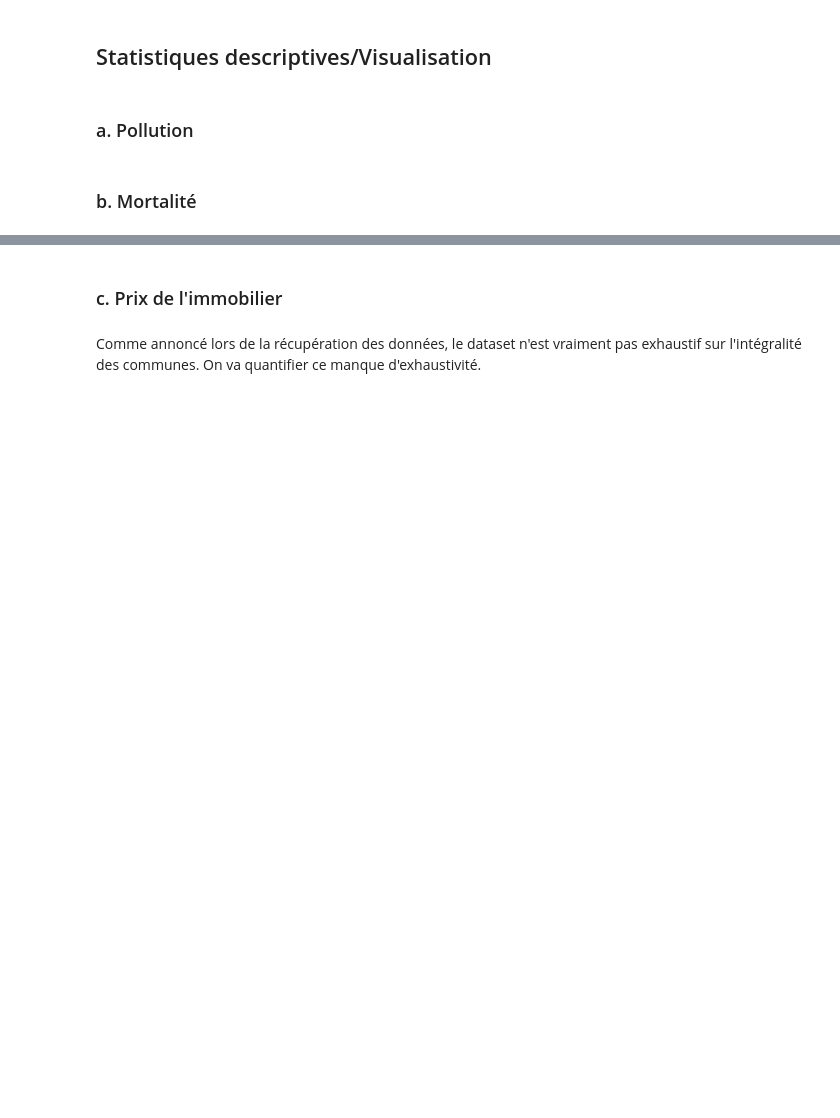
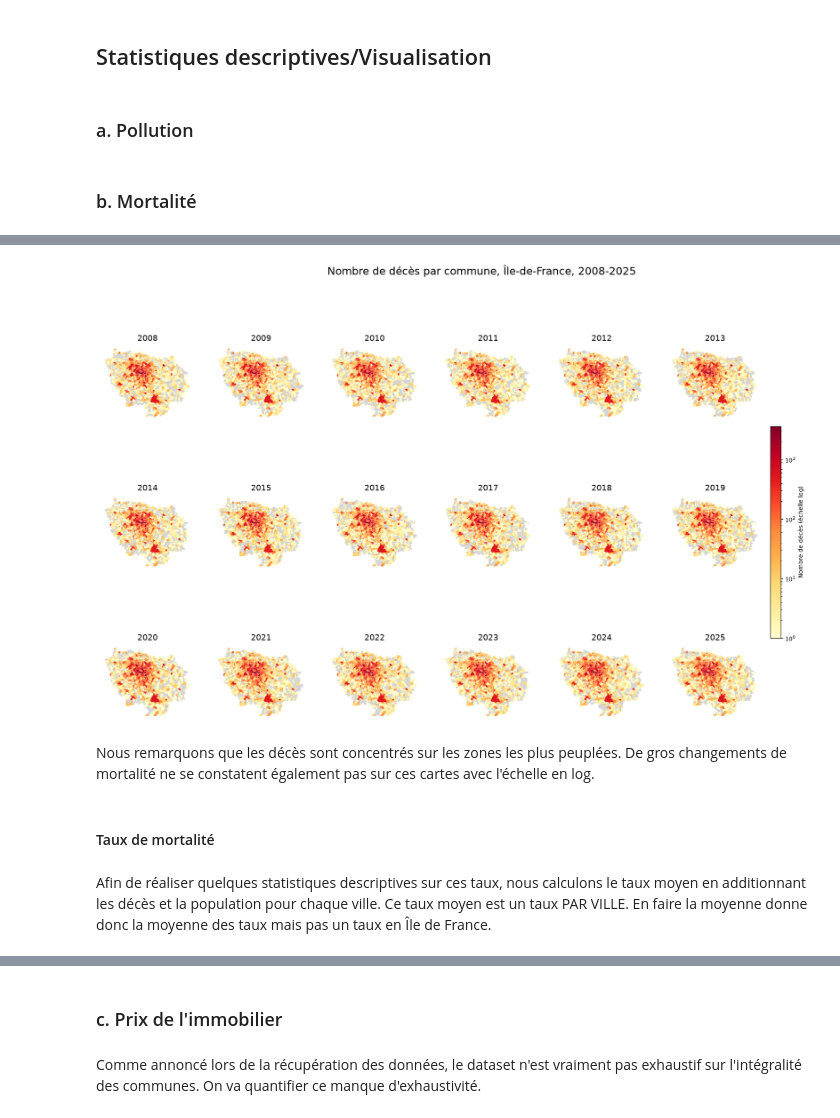
Before and after one commit to TomasAMG7/Python_S1_Challut_Garcia_Mossel, a Jupyter notebook: NOTEBOOK_FINAL.ipynb, the cells around one changed output, grey strips where cells are left out. Saved outputs shown, nothing was run; the diff lists cells and outputs as text; code cells hidden in the pictures; blank space fills up the shorter version.

```diff
--- a/NOTEBOOK_FINAL.ipynb
+++ b/NOTEBOOK_FINAL.ipynb
@@ -33,0 +294,6 @@ description (infos générales, NA, outliers, MaR, champs statistique (qui est c
+# %%
+url_pop = f"https://www.data.gouv.fr/api/1/datasets/r/27361ae9-dcab-4312-97a1-48dab5f39218"
+r = requests.get(url_pop)
+# %%
+z = zipfile.ZipFile(io.BytesIO(r.content))
+print(z.namelist())   # les fichiers du zip
@@ -33,0 +302,11 @@ description (infos générales, NA, outliers, MaR, champs statistique (qui est c
+# %%
+#le fichier que nous souhaitons avoir est celui qui ne contient pas les metadata
+fichier_data_pop = [n for n in z.namelist() if "metadata" not in n][0]
+
+#on ouvre le zip
+with z.open(fichier_data_pop) as f:
+    pop = pd.read_csv(f, sep=";", dtype=str)
+
+print(pop.shape)
+print(pop.columns.tolist())
+pop.head()
@@ -97,0 +748,42 @@ Prix_immo.head()
+# %%
+url = ("https://geo.api.gouv.fr/communes?codeRegion=11"
+       "&type=commune-actuelle,arrondissement-municipal"
+       "&format=geojson&geometry=contour&fields=code,nom")
+communes = gpd.read_file(url)
+communes = communes[communes["code"] != "75056"].copy()   # on garde les arrondissements de Paris
+
+d_map = deces_fus.set_index("code_commune")
+annees_deces = range(2008, 2026)
+cols = [f"deces_{a}" for a in annees_deces]
+communes["geometry"] = communes.simplify(0.0003)   # ~30 m, invisible à cette échelle
+
+cols = [f"deces_{a}" for a in annees_deces]
+norm = LogNorm(vmin=1, vmax=d_map[cols].max().max())
+cmap = "YlOrRd"
+
+fig, axes = plt.subplots(3, 6, figsize=(24, 13))
+
+for ax, a in zip(axes.flat, annees_deces):
+    serie = d_map[f"deces_{a}"].where(lambda s: s > 0)
+    gdf = communes.merge(serie.rename("deces"), left_on="code", right_index=True, how="left")
+    gdf.plot(column="deces", cmap=cmap, norm=norm, ax=ax,
+             missing_kwds={"color": "lightgrey"})
+    ax.set_title(str(a), fontsize=14)
+    ax.set_axis_off()
+
+# une légende
+sm = ScalarMappable(norm=norm, cmap=cmap)
+cbar = fig.colorbar(sm, ax=axes, shrink=0.5, location="right", pad=0.01)
+cbar.set_label("Nombre de décès (échelle log)")
+
+fig.suptitle("Nombre de décès par commune, Île-de-France, 2008-2025", fontsize=18)
+plt.show()
+# %% [output]
+[figure, added]
+# %% [markdown]
+Nous remarquons que les décès sont concentrés sur les zones les plus peuplées.
+De gros changements de mortalité ne se constatent également pas sur ces cartes avec l'échelle en log.
+# %% [markdown]
+#### Taux de mortalité
+# %% [markdown]
+Afin de réaliser quelques statistiques descriptives sur ces taux, nous calculons le taux moyen en additionnant les décès et la population pour chaque ville. Ce taux moyen est un taux PAR VILLE. En faire la moyenne donne donc la moyenne des taux mais pas un taux en Île de France.
```
Also changed, not shown: parts of 76 cells of this notebook, 1 other file.
